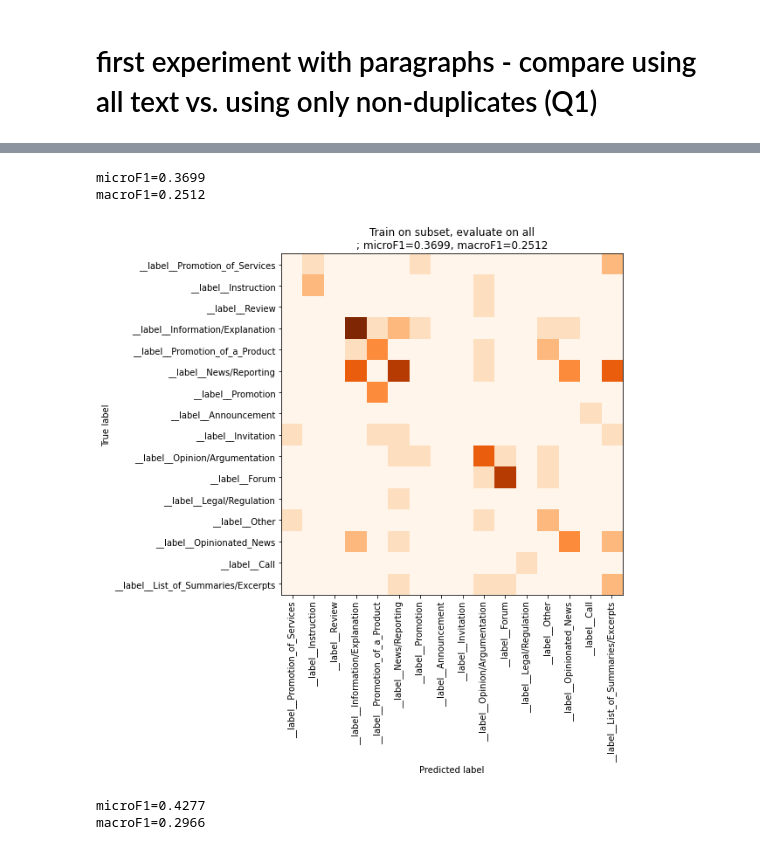
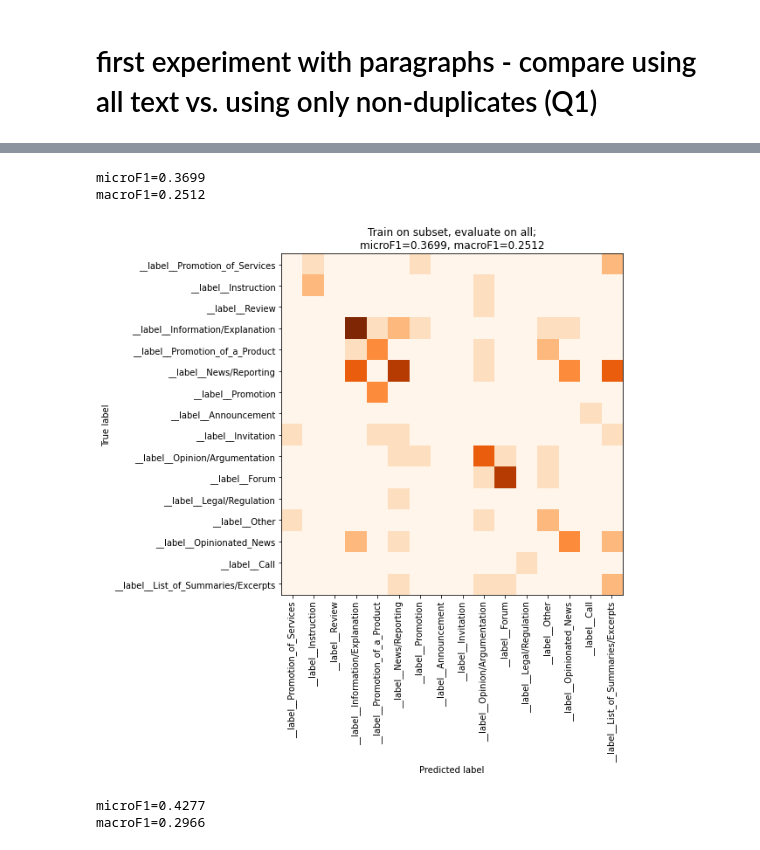
Before and after one commit to TajaKuzman/Transformers-GINCO-Experiments, a Jupyter notebook: 3_first_experiment.ipynb, the cells around one changed output, grey strips where cells are left out. Saved outputs shown, nothing was run; the diff lists cells and outputs as text; code cells hidden in the pictures.

```diff
--- a/3_first_experiment.ipynb
+++ b/3_first_experiment.ipynb
@@ -88,7 +88,7 @@ def plot_cm(y_true, y_pred, labels, save=False, title=None):
 
     metrics = f"{microF1=:0.4}, {macroF1=:0.4}"
     if title:
-        plt.title(title +"; " + metrics)
+        plt.title(title +";\n" + metrics)
     else:
         plt.title(metrics)
     plt.tight_layout()
@@ -119,13 +119,13 @@ y_pred_nokeep_on_keep_model = prediction_to_label(y_pred_nokeep_on_keep_model)
 # %%
 plot_cm(y_true_nokeep, y_pred_nokeep_on_keep_model, all_labels,
             save="images/experiment1_train_on_subset_evaluate_on_all.png",
-            title="Train on subset, evaluate on all\n")
+            title="Train on subset, evaluate on all")
 plot_cm(y_true_keep, y_pred_keep_on_nokeep_model, all_labels,
             save="images/experiment1_train_on_all_evaluate_on_subset.png",
-            title="Train model on all data, evaluate on subset\n")
+            title="Train model on all data, evaluate on subset")
 # %% [output]
 microF1=0.3699
 macroF1=0.2512
-[figure, old version]
+[figure, new version]
 microF1=0.4277
 macroF1=0.2966
```
Also changed, not shown: parts of 2 cells of this notebook, 4 other files.
